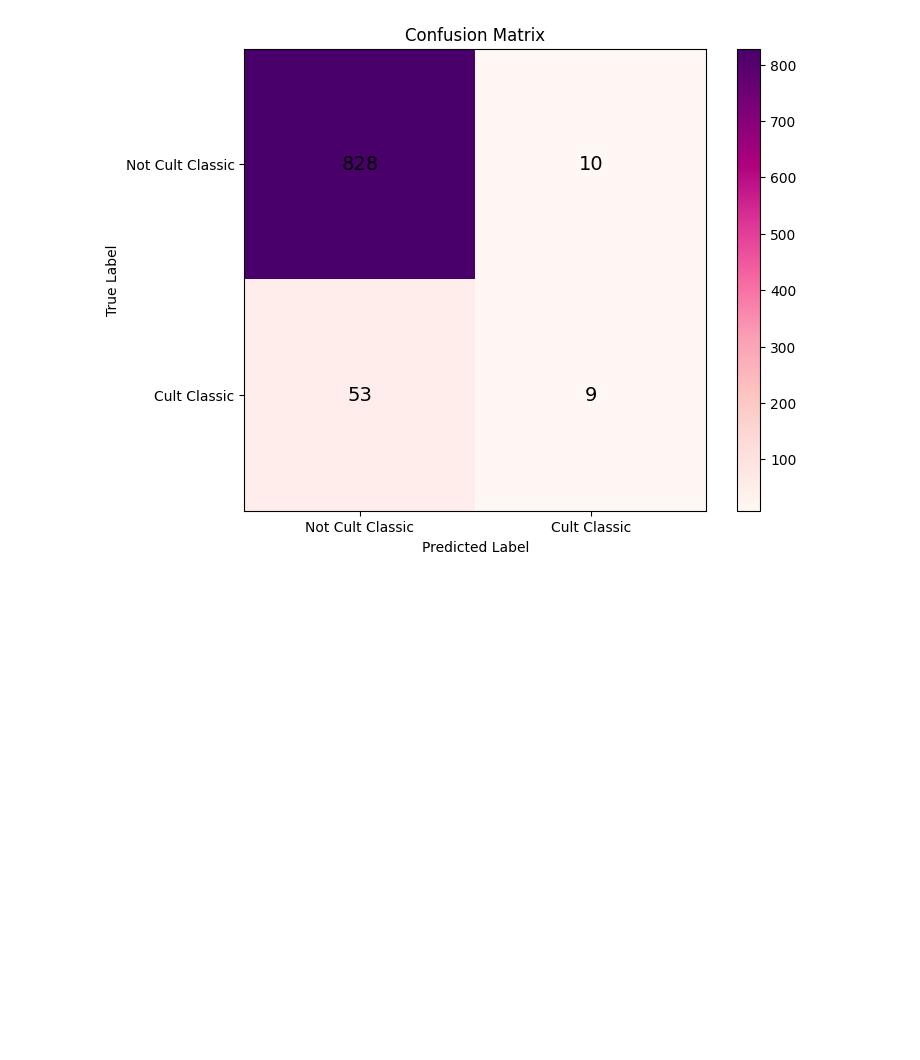
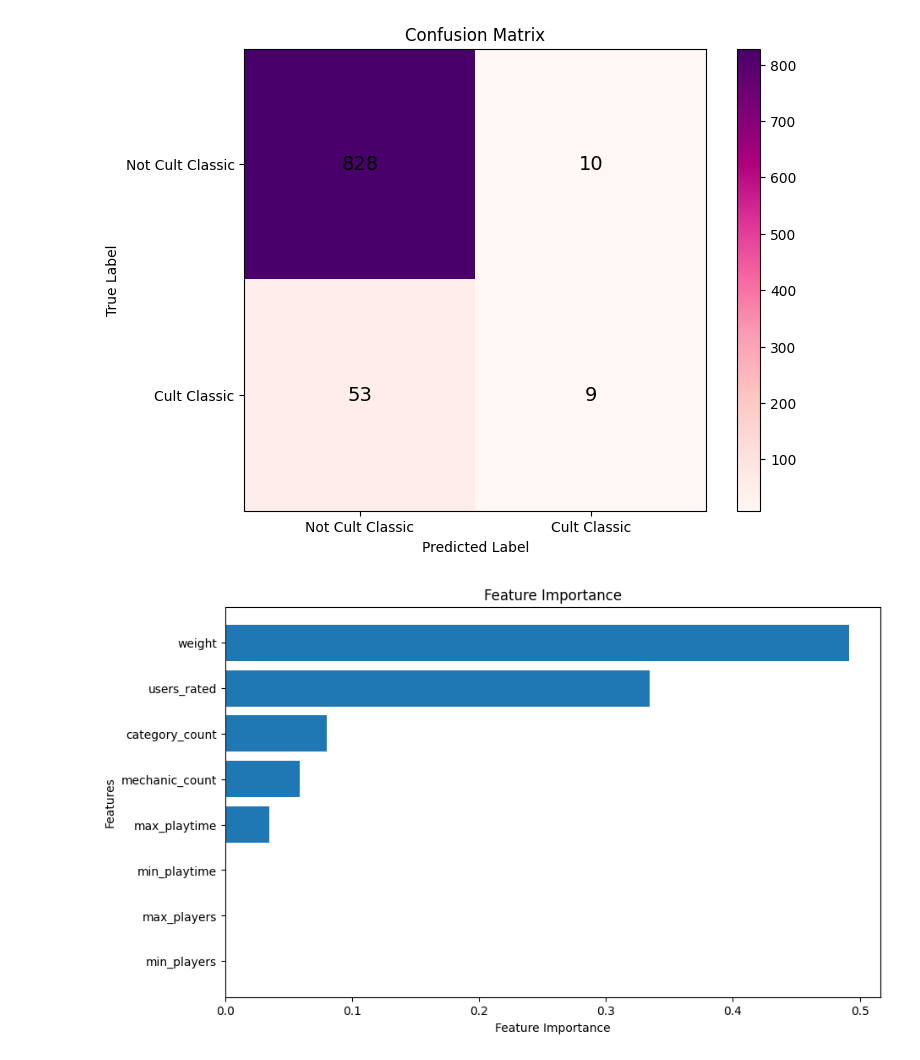
Before and after one commit to KenzieHensel/Project, a Jupyter notebook: Module_3/Decision_Trees.ipynb, the cells around one changed output. Drawn from its saved outputs; the diff is of its cells as text; code cells hidden in the pictures; blank space fills up the shorter version.

```diff
--- a/Module_3/Decision_Trees.ipynb
+++ b/Module_3/Decision_Trees.ipynb
@@ -424,3 +424,20 @@ plt.savefig('confusion_matrix_entropy_max_depth4.png')
 plt.show()
 # %% [output]
 [figure]
+# %%
+# Create a bar chart visualization for the feature importances
+importances = dt3.feature_importances_
+features = X_train.columns
+indices = np.argsort(importances)[::-1]
+
+# Create a vertical bar chart
+plt.figure(figsize=(10, 6))
+plt.barh(range(X_train.shape[1]), importances[indices])
+plt.yticks(range(X_train.shape[1]), [features[i] for i in indices])
+plt.xlabel('Feature Importance')
+plt.ylabel('Features')
+plt.title("Feature Importance")
+plt.gca().invert_yaxis()
+plt.show()
+# %% [output]
+[figure, added]
```
Also changed, not shown: 10 other files.
